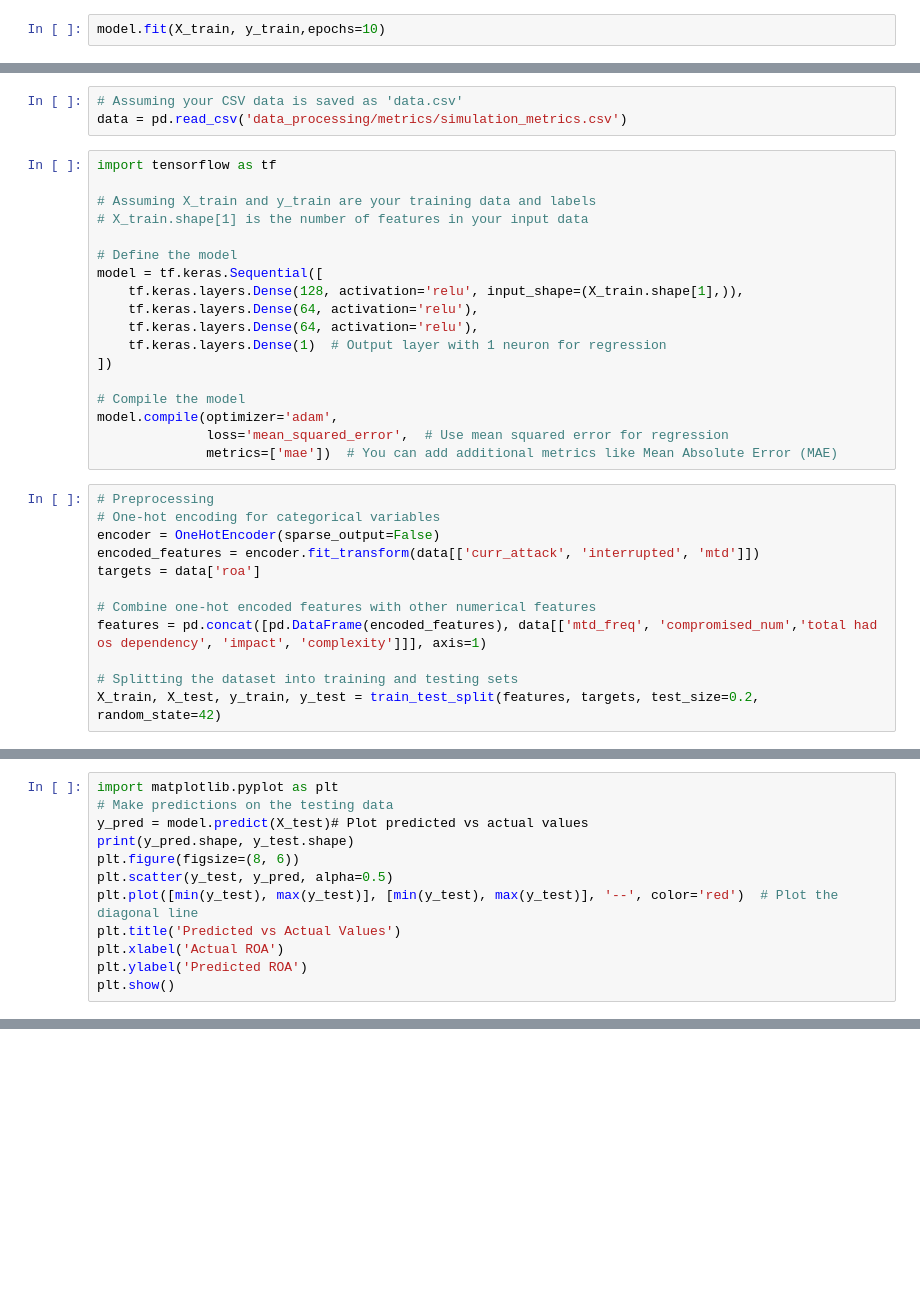
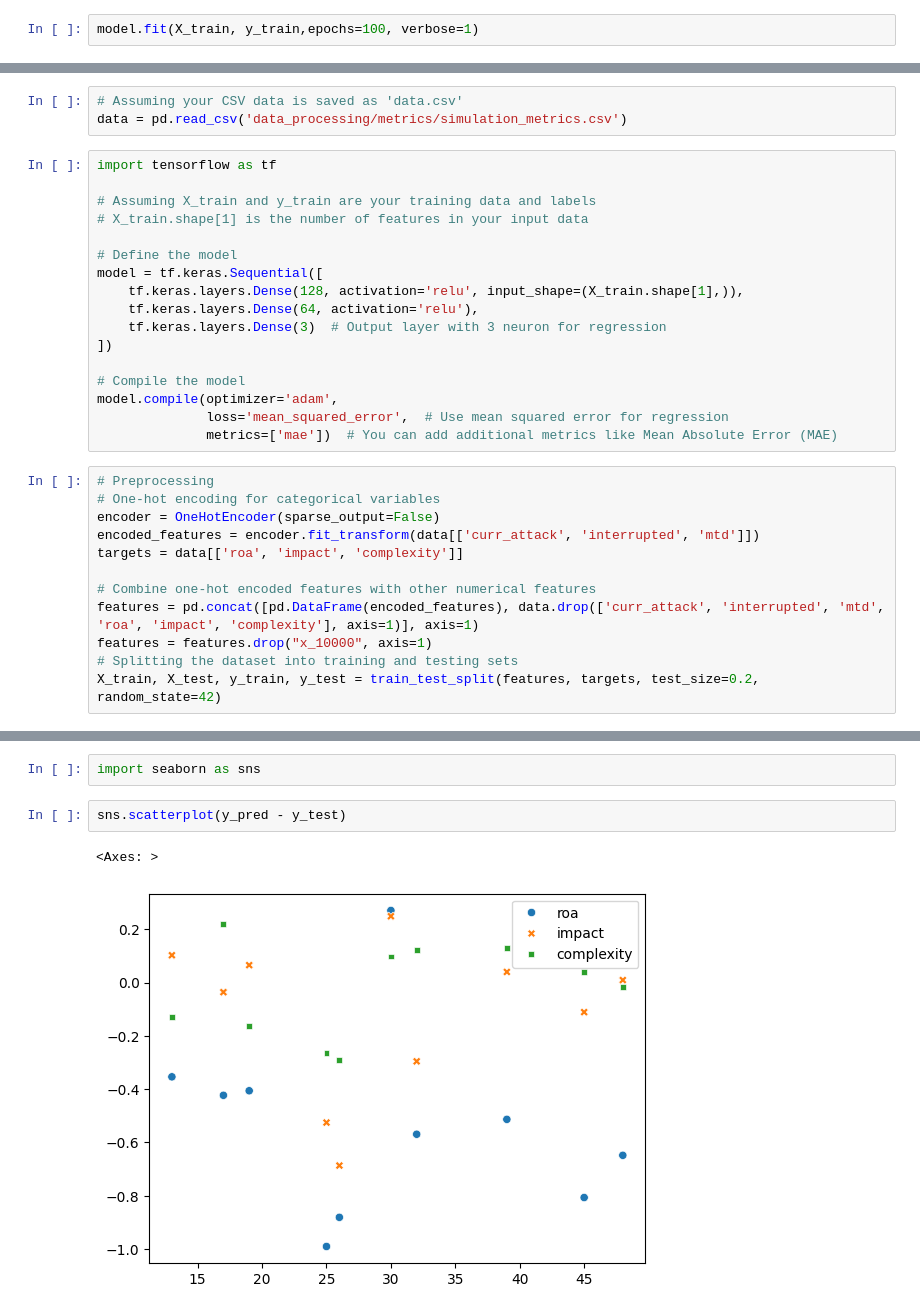
Before and after one commit to Bsubs/MTDSim, a Jupyter notebook: experiments/AI_model/mtd_ai.ipynb, the cells around one changed output, grey strips where cells are left out. Cells and saved outputs as stored; diff of their text form; blank space fills up the shorter version.

```diff
--- a/experiments/AI_model/mtd_ai.ipynb
+++ b/experiments/AI_model/mtd_ai.ipynb
@@ -45,3 +51,3 @@ model.compile(optimizer='adam',
 # %%
-model.fit(X_train, y_train,epochs=10)
+model.fit(X_train, y_train,epochs=100, verbose=1)
 # %% [output]
@@ -87,8 +95,7 @@ import tensorflow as tf
 model = tf.keras.Sequential([
     tf.keras.layers.Dense(128, activation='relu', input_shape=(X_train.shape[1],)),
     tf.keras.layers.Dense(64, activation='relu'),
-    tf.keras.layers.Dense(64, activation='relu'),
-    tf.keras.layers.Dense(1)  # Output layer with 1 neuron for regression
+    tf.keras.layers.Dense(3)  # Output layer with 3 neuron for regression
 ])
 
 # Compile the model
@@ -100,10 +107,10 @@ model.compile(optimizer='adam',
 # One-hot encoding for categorical variables
 encoder = OneHotEncoder(sparse_output=False)
 encoded_features = encoder.fit_transform(data[['curr_attack', 'interrupted', 'mtd']])
-targets = data['roa']
+targets = data[['roa', 'impact', 'complexity']]
 
 # Combine one-hot encoded features with other numerical features
-features = pd.concat([pd.DataFrame(encoded_features), data[['mtd_freq', 'compromised_num','total had os dependency', 'impact', 'complexity']]], axis=1)
-
+features = pd.concat([pd.DataFrame(encoded_features), data.drop(['curr_attack', 'interrupted', 'mtd', 'roa', 'impact', 'complexity'], axis=1)], axis=1)
+features = features.drop("x_10000", axis=1)
 # Splitting the dataset into training and testing sets
 X_train, X_test, y_train, y_test = train_test_split(features, targets, test_size=0.2, random_state=42)
@@ -180,12 +201,0 @@ array([[ 4.267979  ],
-# %%
-import matplotlib.pyplot as plt
-# Make predictions on the testing data
-y_pred = model.predict(X_test)# Plot predicted vs actual values
-print(y_pred.shape, y_test.shape)
-plt.figure(figsize=(8, 6))
-plt.scatter(y_test, y_pred, alpha=0.5)
-plt.plot([min(y_test), max(y_test)], [min(y_test), max(y_test)], '--', color='red')  # Plot the diagonal line
-plt.title('Predicted vs Actual Values')
-plt.xlabel('Actual ROA')
-plt.ylabel('Predicted ROA')
-plt.show()
@@ -195,0 +202,7 @@ plt.show()
+# %%
+import seaborn as sns
+# %%
+sns.scatterplot(y_pred - y_test)
+# %% [output]
+<Axes: >
+[figure, added]
```
Also changed, not shown: parts of 11 cells of this notebook, 15 other files.
